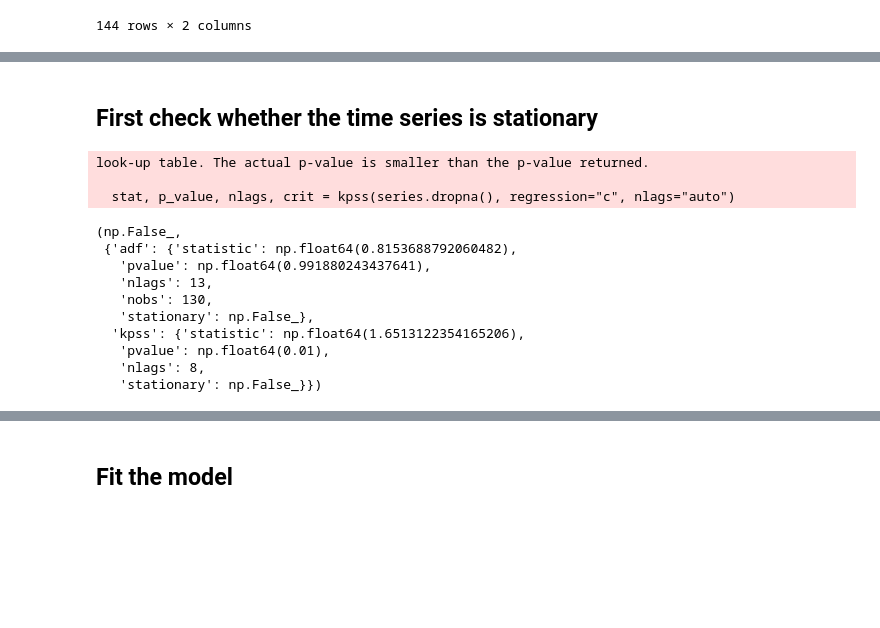
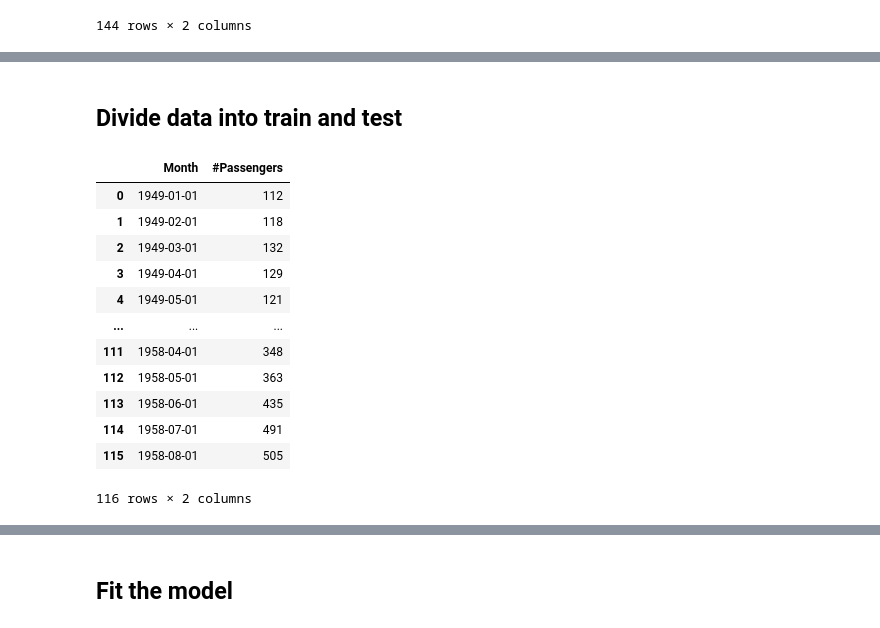
Before and after one commit to DucTrung1802/master-thesis, a Jupyter notebook: src/visualization/arima_visualization.ipynb, the cells around one changed output, grey strips where cells are left out. Cells and saved outputs as stored; diff of their text form; code cells hidden in the pictures; blank space fills up the shorter version.

```diff
--- a/src/visualization/arima_visualization.ipynb
+++ b/src/visualization/arima_visualization.ipynb
@@ -72,18 +73,2 @@ my_visualizer.plot_lines_chart(
-# %% [markdown]
-## First check whether the time series is stationary
-# %%
-arima_model._is_stationary(df[value_column_name])
-# %% [output]
-look-up table. The actual p-value is smaller than the p-value returned.
-
-  stat, p_value, nlags, crit = kpss(series.dropna(), regression="c", nlags="auto")
-(np.False_,
- {'adf': {'statistic': np.float64(0.8153688792060482),
-   'pvalue': np.float64(0.991880243437641),
-   'nlags': 13,
-   'nobs': 130,
-   'stationary': np.False_},
-  'kpss': {'statistic': np.float64(1.6513122354165206),
-   'pvalue': np.float64(0.01),
-   'nlags': 8,
-   'stationary': np.False_}})
+# %% [markdown]
+## Divide data into train and test
@@ -89,0 +78,16 @@ look-up table. The actual p-value is smaller than the p-value returned.
+# %%
+train
+# %% [output]
+|  | Month | #Passengers |
+| 0 | 1949-01-01 | 112 |
+| 1 | 1949-02-01 | 118 |
+| 2 | 1949-03-01 | 132 |
+| 3 | 1949-04-01 | 129 |
+| 4 | 1949-05-01 | 121 |
+| ... | ... | ... |
+| 111 | 1958-04-01 | 348 |
+| 112 | 1958-05-01 | 363 |
+| 113 | 1958-06-01 | 435 |
+| 114 | 1958-07-01 | 491 |
+| 115 | 1958-08-01 | 505 |
+116 rows × 2 columns
```
Also changed, not shown: parts of 19 cells of this notebook, 11 other files.
